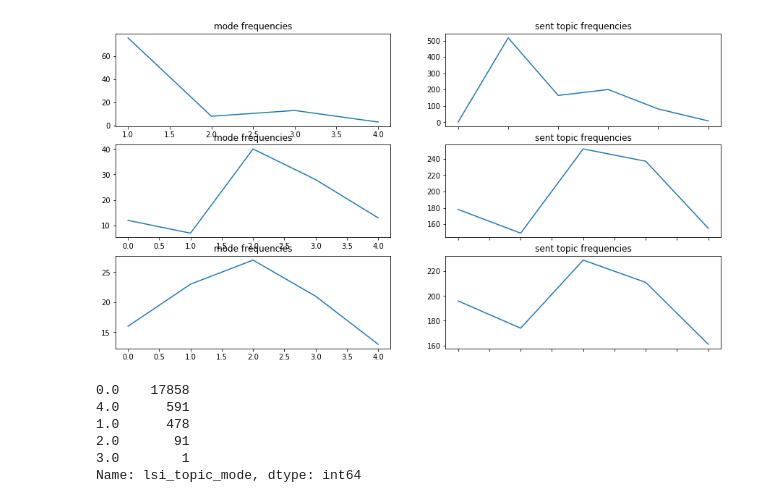
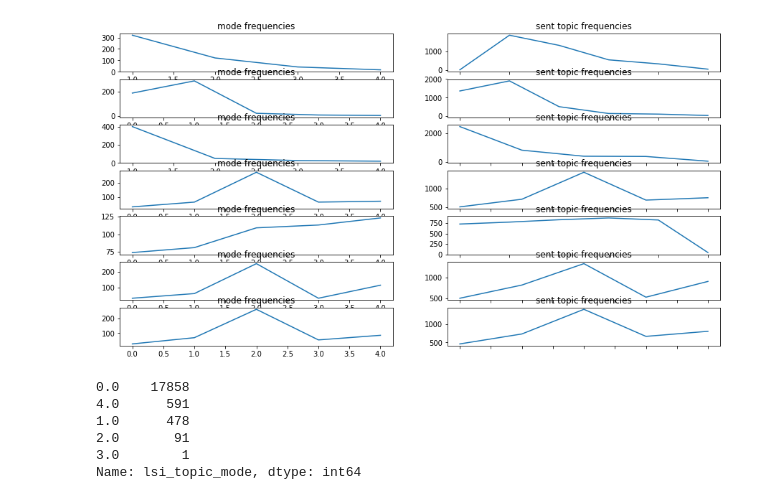
Before and after one commit to metinsenturk/review-analysis, a Jupyter notebook: notebooks/models/1.3-multi-topic-results.ipynb, the cells around one changed output. Drawn from its saved outputs; the diff is of its cells as text; code cells hidden in the pictures.

Commit message:
transformations and num_topics added.

```diff
--- a/notebooks/models/1.3-multi-topic-results.ipynb
+++ b/notebooks/models/1.3-multi-topic-results.ipynb
@@ -14,18 +36,19 @@ df.head()
 # %%
 # all topics frequency distribution
 import matplotlib.pyplot as plt
 
-topic_models_list = ['lsi_topic_mode', 'lda_topic_mode', 'lda_tfidf_topic_mode']
-fig, axes = plt.subplots(3, 2, figsize=(15, 8))
+topic_models_list = [i for i in df.columns if i.endswith('_mode')]
+topic_models_list.remove('lda_random_projections_topic_mode')
+fig, axes = plt.subplots(len(topic_models_list), 2, figsize=(15, 8))
 
 for i, model in enumerate(topic_models_list):
     topic_freqs = df[model].value_counts().sort_index().plot(ax=axes[i, 0], title='mode frequencies')
     pd_topic_frequencies = df[model+'_prob'].apply(lambda x: pd.Series(x.split(',')).value_counts()).fillna(0)
     topic_sent_freqs = pd_topic_frequencies.sum().sort_index().plot(ax=axes[i, 1], title='sent topic frequencies')
 
 plt.show()
 # %% [output]
-[figure, old version]
+[figure, new version]
 # %%
 df.lsi_topic_mode.value_counts()
 # %% [output]
```
Also changed, not shown: parts of 8 cells of this notebook, 4 other files.
